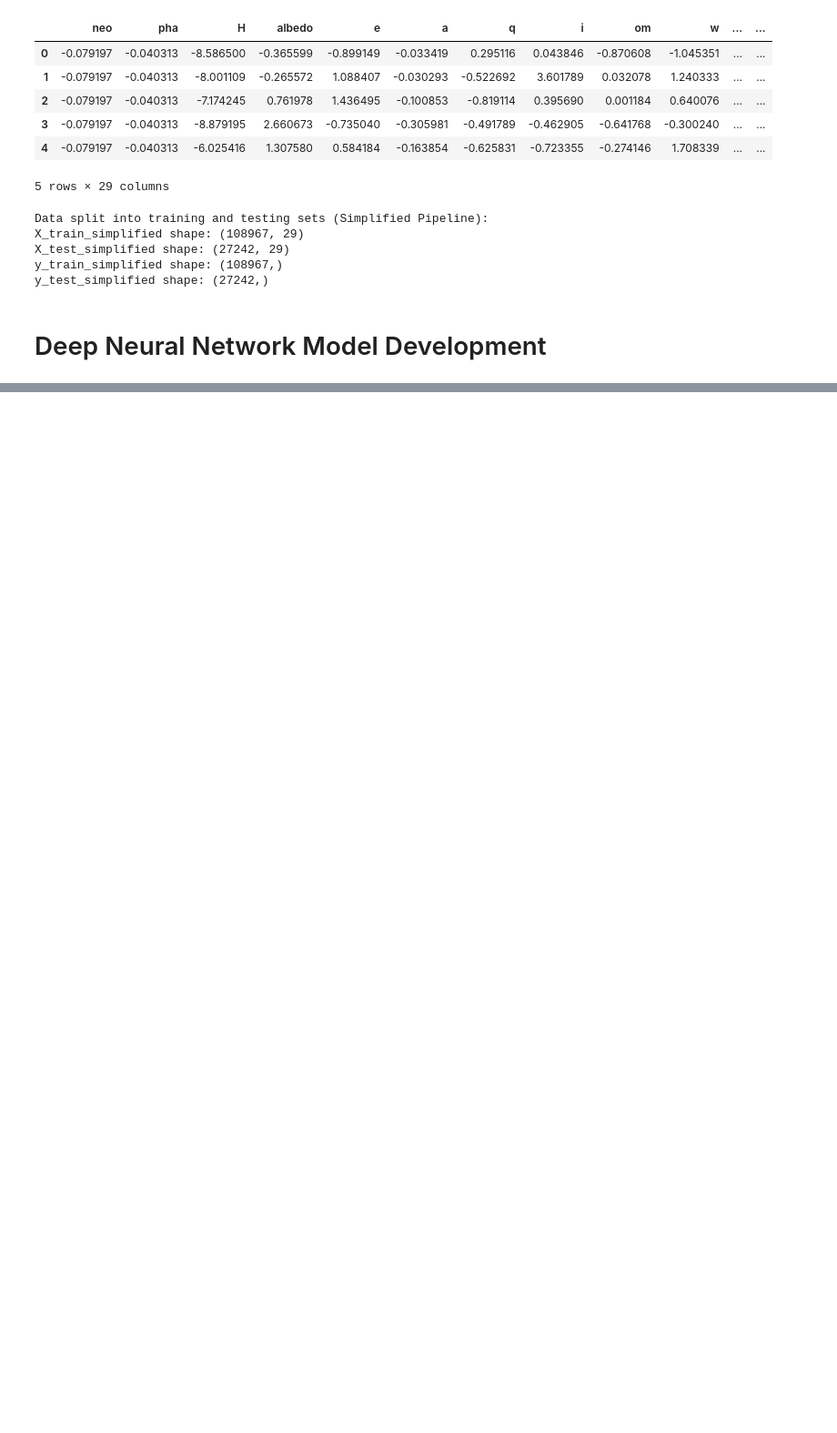
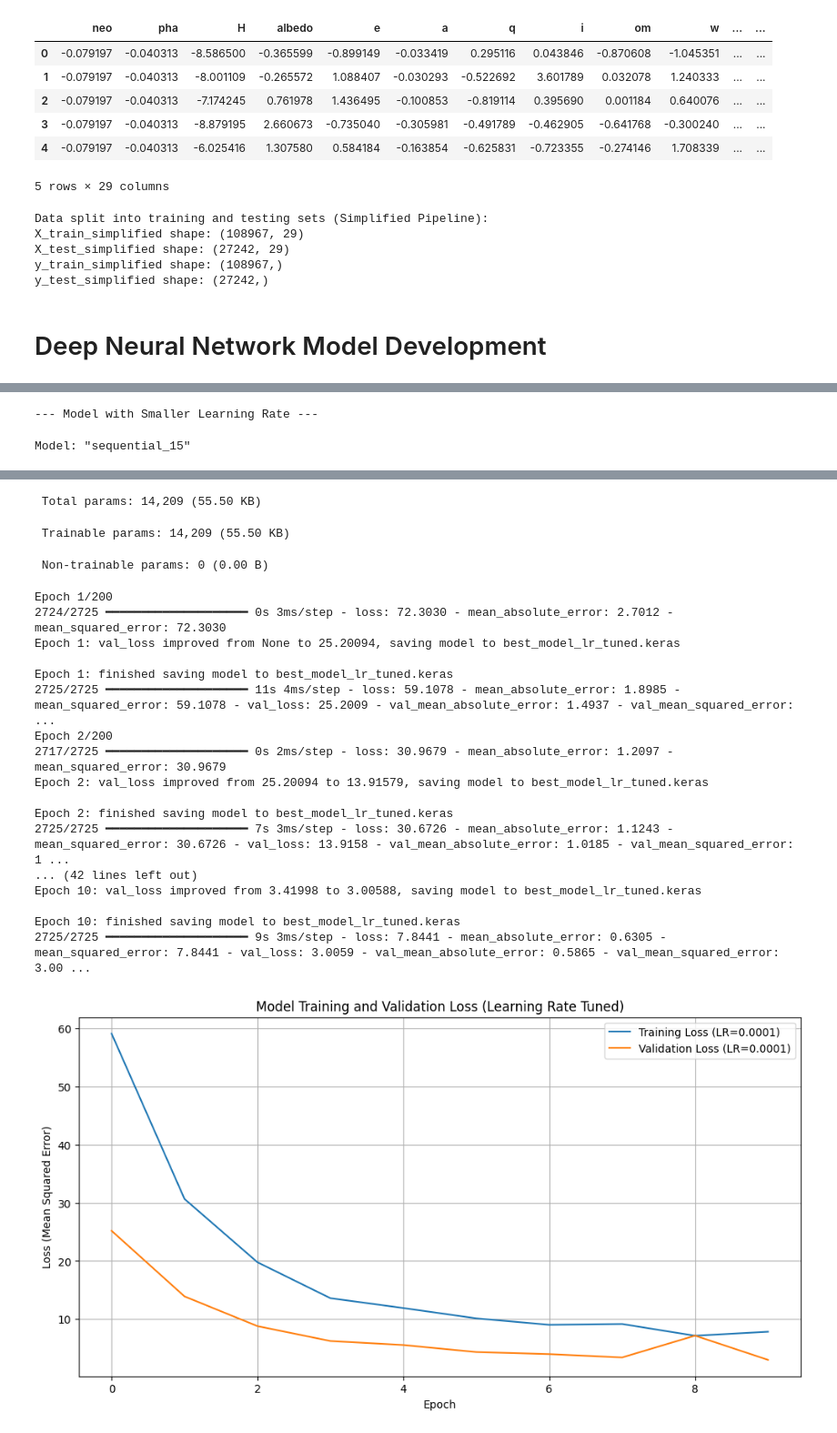
Before and after one commit to Aravindr017/Asteroid-Diameter-Prediction, a Jupyter notebook: Model/Asteriod.ipynb, the cells around one changed output, grey strips where cells are left out. Shown at 91% size. Drawn from its saved outputs; the diff is of its cells as text; code cells hidden in the pictures; blank space fills up the shorter version.

```diff
--- a/Model/Asteriod.ipynb
+++ b/Model/Asteriod.ipynb
@@ -387,0 +504,57 @@ y_test_simplified shape: (27242,)
+# %%
+# Define a model with a smaller learning rate
+def create_lr_tuned_model(input_shape):
+    model = keras.Sequential([
+        keras.Input(shape=(input_shape,)), # Use keras.Input for consistency
+        layers.Dense(128, activation='relu'),
+        layers.Dense(64, activation='relu'),
+        layers.Dense(32, activation='relu'),
+        layers.Dense(1, activation='linear')
+    ])
+    return model
+
+lr_tuned_model = create_lr_tuned_model(input_shape)
+
+# Compile the model with a smaller learning rate
+lr_tuned_model.compile(
+    optimizer=keras.optimizers.Adam(learning_rate=0.0001), # Smaller learning rate
+    loss='mean_squared_error',
+    metrics=['mean_absolute_error', 'mean_squared_error']
+)
+
+print("\n--- Model with Smaller Learning Rate ---")
+lr_tuned_model.summary()
+
+# Callbacks for the LR tuned model
+model_checkpoint_lr_tuned = keras.callbacks.ModelCheckpoint(
+    'best_model_lr_tuned.keras',
+    monitor='val_loss',
+    save_best_only=True,
+    mode='min',
+    verbose=1 # Setting verbose to 1 to see saving messages
+)
+
+# Train the model with early stopping and model checkpoint
+history_lr_tuned = lr_tuned_model.fit(
+    X_train_simplified,
+    y_train_simplified,
+    epochs=200,
+    batch_size=32,
+    validation_split=0.2,
+    callbacks=[early_stopping, model_checkpoint_lr_tuned],
+    verbose=1
+)
+
+# Plot training and validation loss
+plt.figure(figsize=(12, 6))
+plt.plot(history_lr_tuned.history['loss'], label='Training Loss (LR=0.0001)')
+plt.plot(history_lr_tuned.history['val_loss'], label='Validation Loss (LR=0.0001)')
+plt.title('Model Training and Validation Loss (Learning Rate Tuned)')
+plt.xlabel('Epoch')
+plt.ylabel('Loss (Mean Squared Error)')
+plt.legend()
+plt.grid(True)
+plt.show()
+# %% [output]
+--- Model with Smaller Learning Rate ---
+Model: "sequential_15"
@@ -387,0 +572,21 @@ y_test_simplified shape: (27242,)
+ Total params: 14,209 (55.50 KB)
+ Trainable params: 14,209 (55.50 KB)
+ Non-trainable params: 0 (0.00 B)
+Epoch 1/200
+2724/2725 ━━━━━━━━━━━━━━━━━━━━ 0s 3ms/step - loss: 72.3030 - mean_absolute_error: 2.7012 - mean_squared_error: 72.3030
+Epoch 1: val_loss improved from None to 25.20094, saving model to best_model_lr_tuned.keras
+
+Epoch 1: finished saving model to best_model_lr_tuned.keras
+2725/2725 ━━━━━━━━━━━━━━━━━━━━ 11s 4ms/step - loss: 59.1078 - mean_absolute_error: 1.8985 - mean_squared_error: 59.1078 - val_loss: 25.2009 - val_mean_absolute_error: 1.4937 - val_mean_squared_error:  ...
+Epoch 2/200
+2717/2725 ━━━━━━━━━━━━━━━━━━━━ 0s 2ms/step - loss: 30.9679 - mean_absolute_error: 1.2097 - mean_squared_error: 30.9679
+Epoch 2: val_loss improved from 25.20094 to 13.91579, saving model to best_model_lr_tuned.keras
+
+Epoch 2: finished saving model to best_model_lr_tuned.keras
+2725/2725 ━━━━━━━━━━━━━━━━━━━━ 7s 3ms/step - loss: 30.6726 - mean_absolute_error: 1.1243 - mean_squared_error: 30.6726 - val_loss: 13.9158 - val_mean_absolute_error: 1.0185 - val_mean_squared_error: 1 ...
+... (42 lines left out)
+Epoch 10: val_loss improved from 3.41998 to 3.00588, saving model to best_model_lr_tuned.keras
+
+Epoch 10: finished saving model to best_model_lr_tuned.keras
+2725/2725 ━━━━━━━━━━━━━━━━━━━━ 9s 3ms/step - loss: 7.8441 - mean_absolute_error: 0.6305 - mean_squared_error: 7.8441 - val_loss: 3.0059 - val_mean_absolute_error: 0.5865 - val_mean_squared_error: 3.00 ...
+[figure, added]
```
Also changed, not shown: parts of 18 cells of this notebook.
